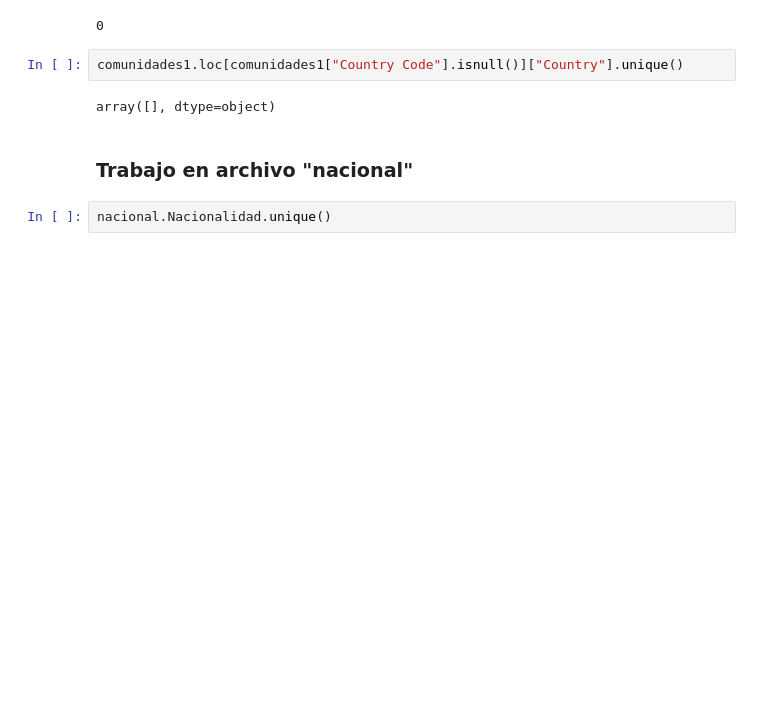
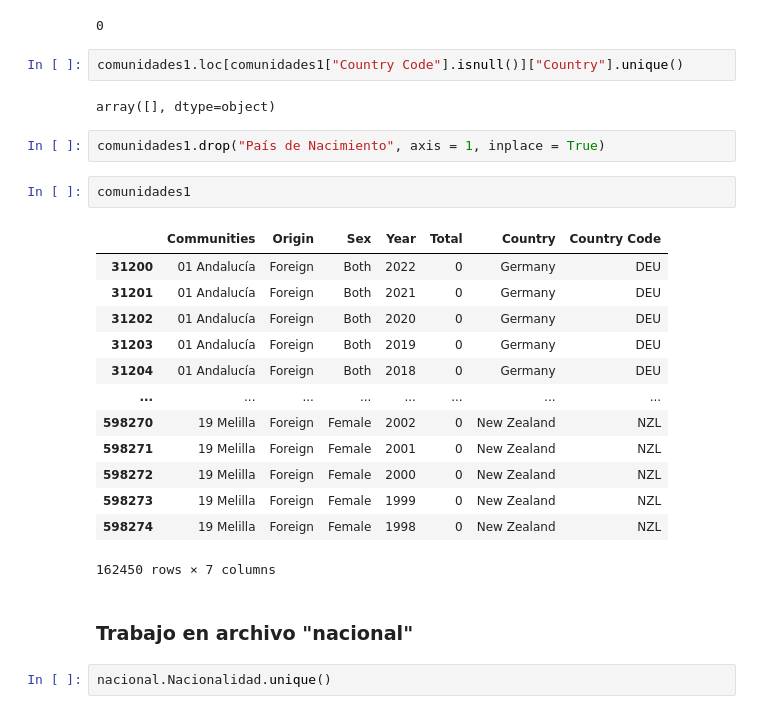
Before and after one commit to ERIDEZ/IFM_TMF, a Jupyter notebook: Notebooks y scripts/Trabajo archivo padron.ipynb, the cells around one changed output. Cells and saved outputs as stored; diff of their text form; blank space fills up the shorter version.

```diff
--- a/Notebooks y scripts/Trabajo archivo padron.ipynb
+++ b/Notebooks y scripts/Trabajo archivo padron.ipynb
@@ -390,6 +406,24 @@ comunidades1["Country Code"].isnull().sum()
 comunidades1.loc[comunidades1["Country Code"].isnull()]["Country"].unique()
 # %% [output]
 array([], dtype=object)
+# %%
+comunidades1.drop("País de Nacimiento", axis = 1, inplace = True)
+# %%
+comunidades1
+# %% [output]
+|  | Communities | Origin | Sex | Year | Total | Country | Country Code |
+| 31200 | 01 Andalucía | Foreign | Both | 2022 | 0 | Germany | DEU |
+| 31201 | 01 Andalucía | Foreign | Both | 2021 | 0 | Germany | DEU |
+| 31202 | 01 Andalucía | Foreign | Both | 2020 | 0 | Germany | DEU |
+| 31203 | 01 Andalucía | Foreign | Both | 2019 | 0 | Germany | DEU |
+| 31204 | 01 Andalucía | Foreign | Both | 2018 | 0 | Germany | DEU |
+| ... | ... | ... | ... | ... | ... | ... | ... |
+| 598270 | 19 Melilla | Foreign | Female | 2002 | 0 | New Zealand | NZL |
+| 598271 | 19 Melilla | Foreign | Female | 2001 | 0 | New Zealand | NZL |
+| 598272 | 19 Melilla | Foreign | Female | 2000 | 0 | New Zealand | NZL |
+| 598273 | 19 Melilla | Foreign | Female | 1999 | 0 | New Zealand | NZL |
+| 598274 | 19 Melilla | Foreign | Female | 1998 | 0 | New Zealand | NZL |
+162450 rows × 7 columns
 # %% [markdown]
 ### Trabajo en archivo "nacional"
 # %%
```
Also changed, not shown: parts of 22 cells of this notebook.
